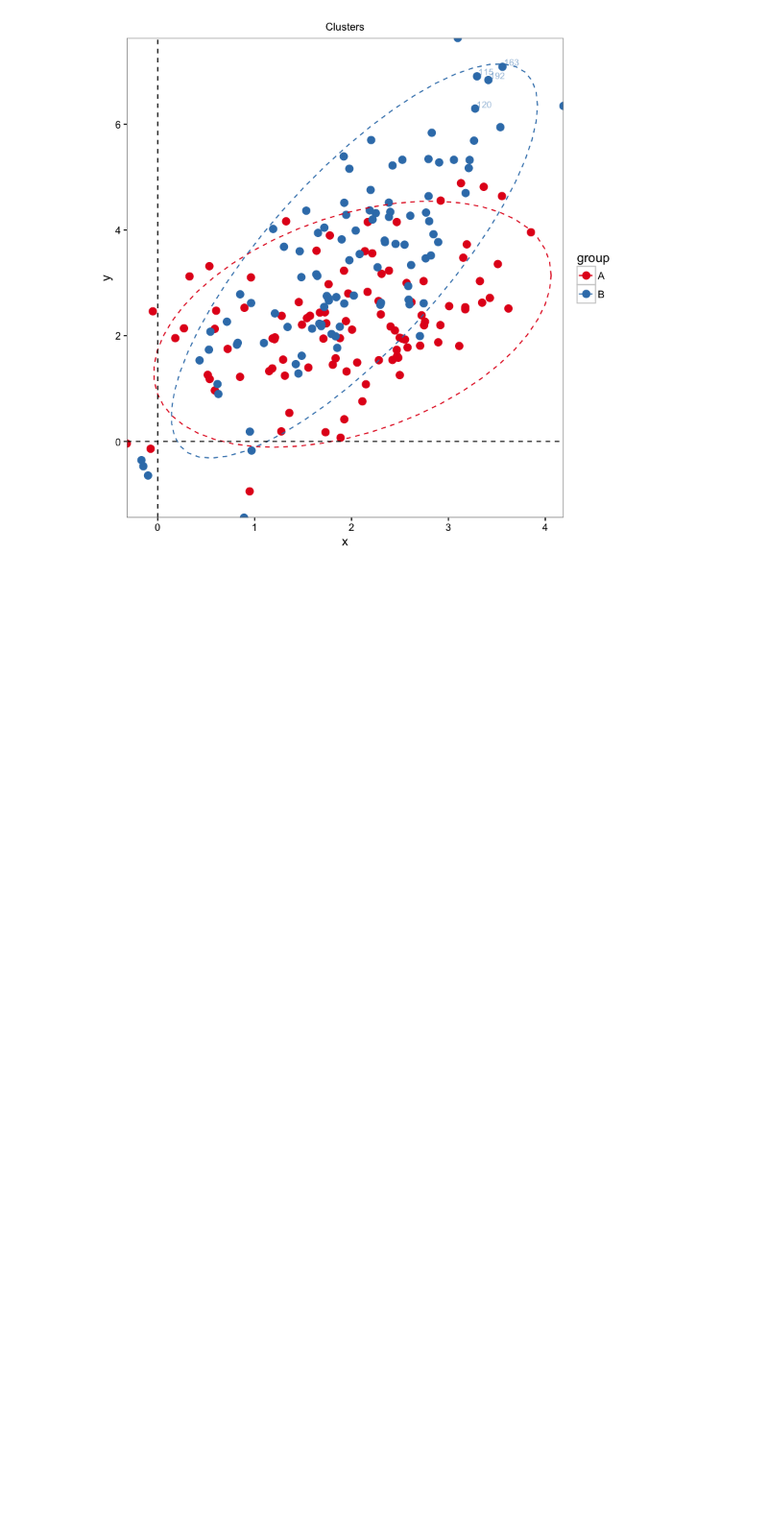
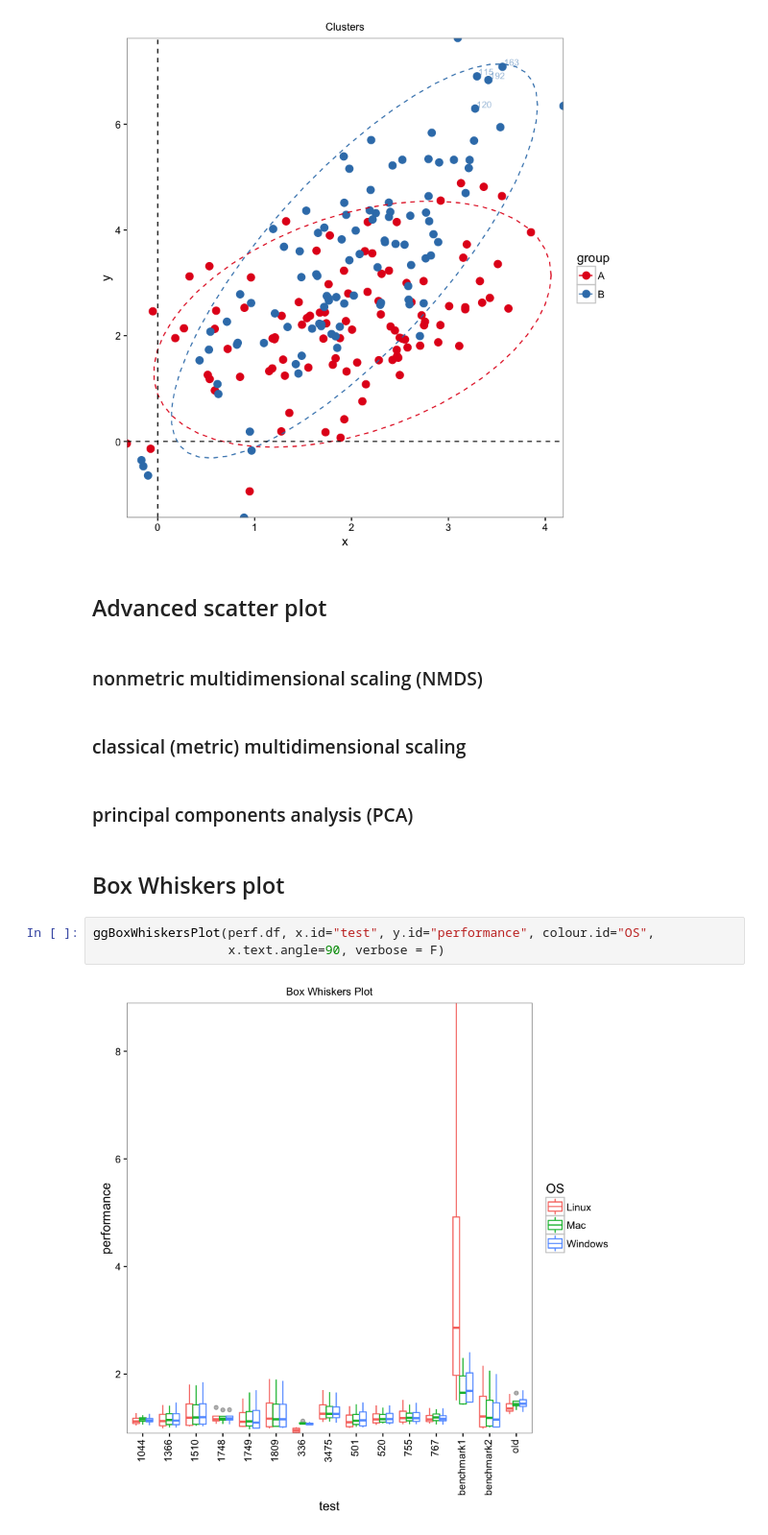
Before and after one commit to walterxie/ComMA, a Jupyter notebook: tutorials/OneCommandLinePlot.ipynb, the cells around one changed output. Shown at 96% size. Saved outputs shown, nothing was run; the diff lists cells and outputs as text; blank space fills up the shorter version.

```diff
--- a/tutorials/OneCommandLinePlot.ipynb
+++ b/tutorials/OneCommandLinePlot.ipynb
@@ -112,3 +110,18 @@ ggScatterPlot(df.clusters, x.id="x", y.id="y", colour.id="group",
               palette="Set1", verbose=F)
 # %% [output]
 [figure]
+# %% [markdown]
+## Advanced scatter plot
+# %% [markdown]
+### nonmetric multidimensional scaling (NMDS)
+# %% [markdown]
+### classical (metric) multidimensional scaling
+# %% [markdown]
+### principal components analysis (PCA)
+# %% [markdown]
+## Box Whiskers plot
+# %%
+ggBoxWhiskersPlot(perf.df, x.id="test", y.id="performance", colour.id="OS",
+                  x.text.angle=90, verbose = F)
+# %% [output]
+[figure, added]
```
Also changed, not shown: parts of 17 cells of this notebook, 1 other file.
